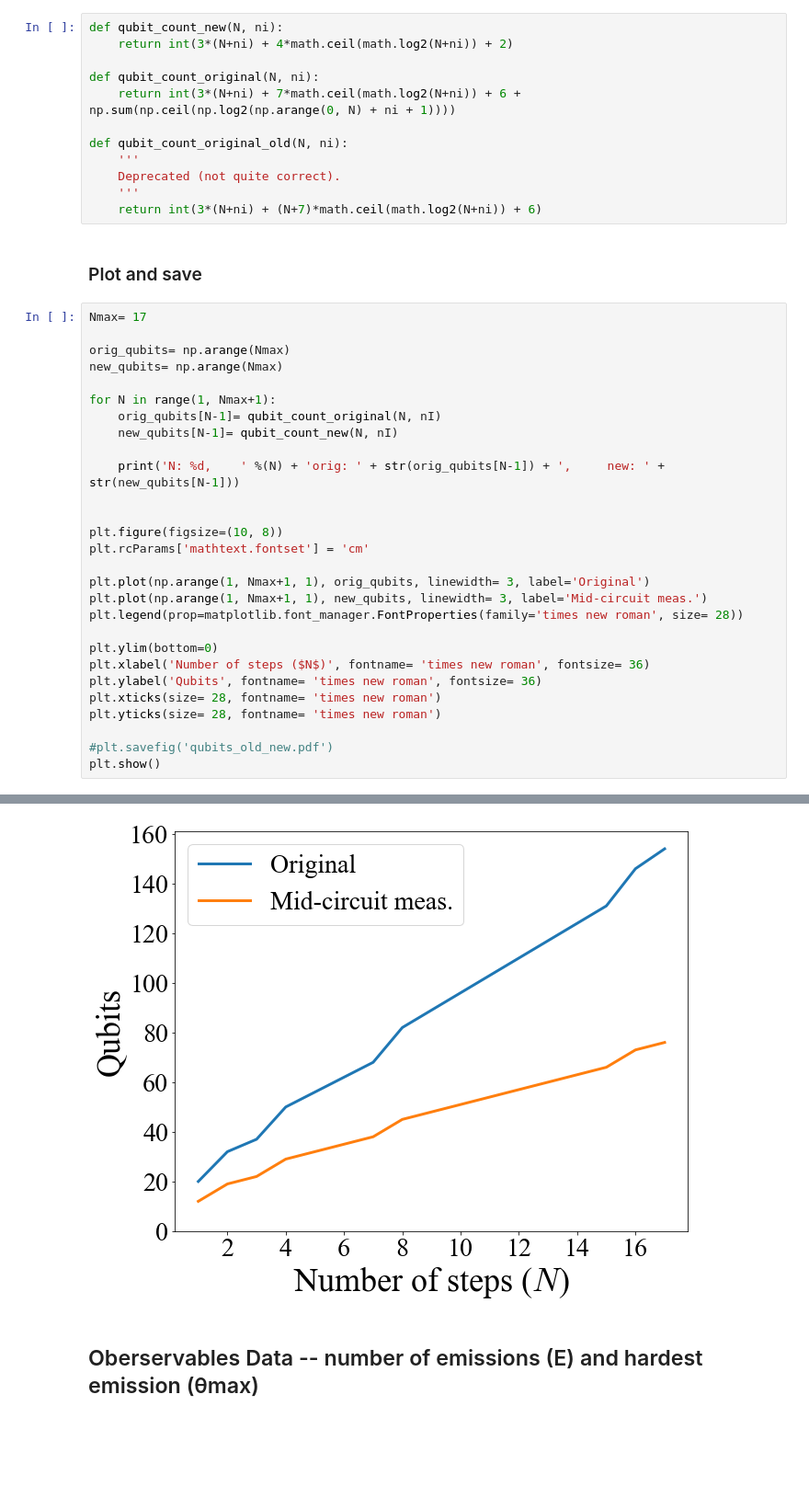
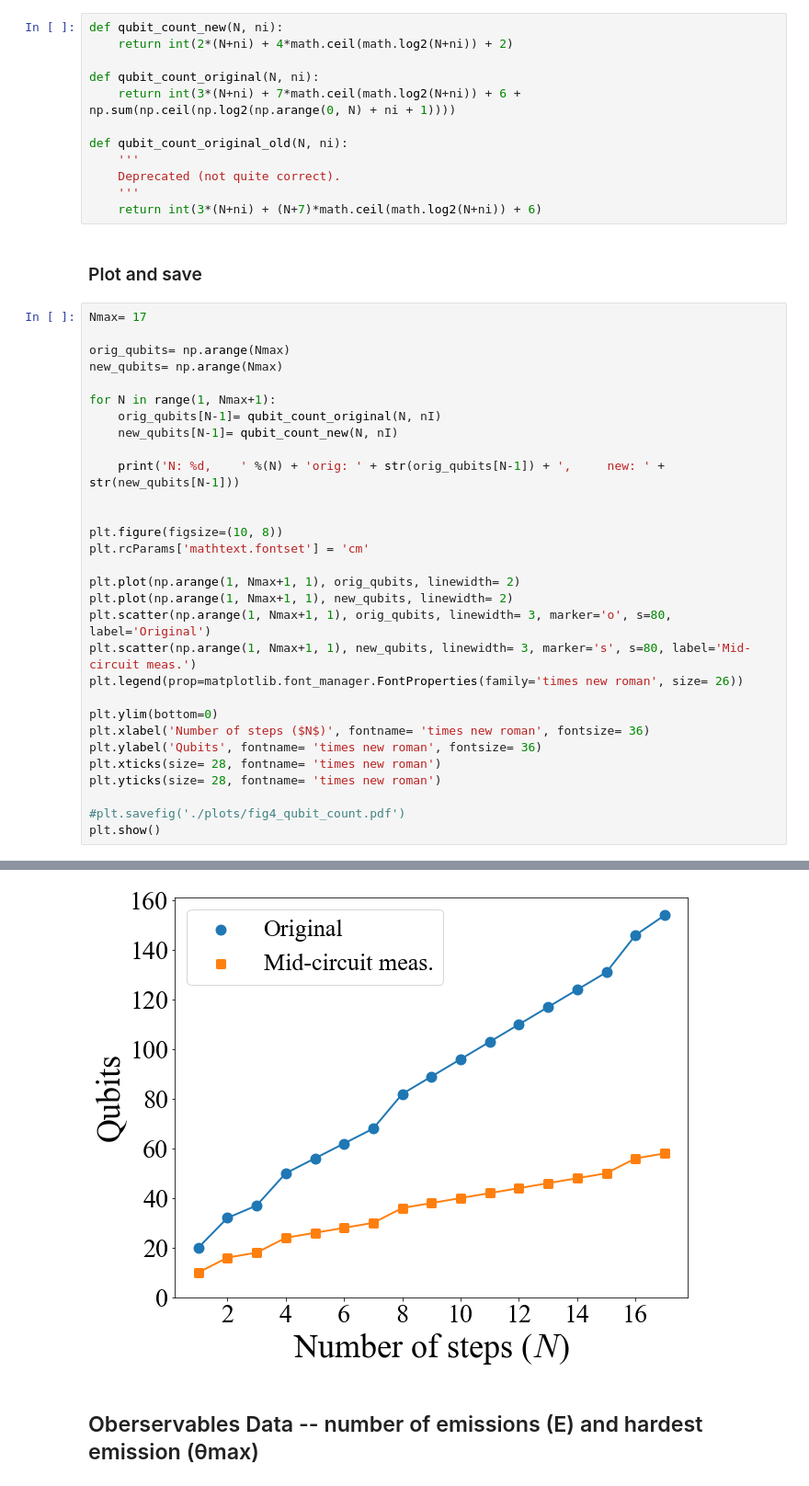
Before and after one commit to LBNL-HEP-QIS/QuantumPartonShower, a Jupyter notebook: QPS_Paper_Plots.ipynb, the cells around one changed output, grey strips where cells are left out. Shown at 92% size. Saved outputs shown, nothing was run; the diff lists cells and outputs as text; blank space fills up the shorter version.

```diff
--- a/QPS_Paper_Plots.ipynb
+++ b/QPS_Paper_Plots.ipynb
@@ -166,7 +191,7 @@ plt.show()
 ### Define functions that compute qubits counts
 # %%
 def qubit_count_new(N, ni):
-    return int(3*(N+ni) + 4*math.ceil(math.log2(N+ni)) + 2)
+    return int(2*(N+ni) + 4*math.ceil(math.log2(N+ni)) + 2)
 
 def qubit_count_original(N, ni):
     return int(3*(N+ni) + 7*math.ceil(math.log2(N+ni)) + 6 + np.sum(np.ceil(np.log2(np.arange(0, N) + ni + 1))))
@@ -194,9 +219,11 @@ for N in range(1, Nmax+1):
 plt.figure(figsize=(10, 8))
 plt.rcParams['mathtext.fontset'] = 'cm'
 
-plt.plot(np.arange(1, Nmax+1, 1), orig_qubits, linewidth= 3, label='Original')
-plt.plot(np.arange(1, Nmax+1, 1), new_qubits, linewidth= 3, label='Mid-circuit meas.')
-plt.legend(prop=matplotlib.font_manager.FontProperties(family='times new roman', size= 28))
+plt.plot(np.arange(1, Nmax+1, 1), orig_qubits, linewidth= 2)
+plt.plot(np.arange(1, Nmax+1, 1), new_qubits, linewidth= 2)
+plt.scatter(np.arange(1, Nmax+1, 1), orig_qubits, linewidth= 3, marker='o', s=80, label='Original')
+plt.scatter(np.arange(1, Nmax+1, 1), new_qubits, linewidth= 3, marker='s', s=80, label='Mid-circuit meas.')
+plt.legend(prop=matplotlib.font_manager.FontProperties(family='times new roman', size= 26))
 
 plt.ylim(bottom=0)
 plt.xlabel('Number of steps ($N$)', fontname= 'times new roman', fontsize= 36)
@@ -204,6 +231,6 @@ plt.ylabel('Qubits', fontname= 'times new roman', fontsize= 36)
 plt.xticks(size= 28, fontname= 'times new roman')
 plt.yticks(size= 28, fontname= 'times new roman')
 
-#plt.savefig('qubits_old_new.pdf')
+#plt.savefig('./plots/fig4_qubit_count.pdf')
 plt.show()
 # %% [output]
@@ -238,4 +254,4 @@ N: 17,    orig: 154,     new: 76
-[figure, old version]
+[figure, new version]
 # %% [markdown]
 ## Oberservables Data -- number of emissions (E) and hardest emission (θmax)
 # %% [markdown]
```
Also changed, not shown: parts of 13 cells of this notebook, 52 other files.
